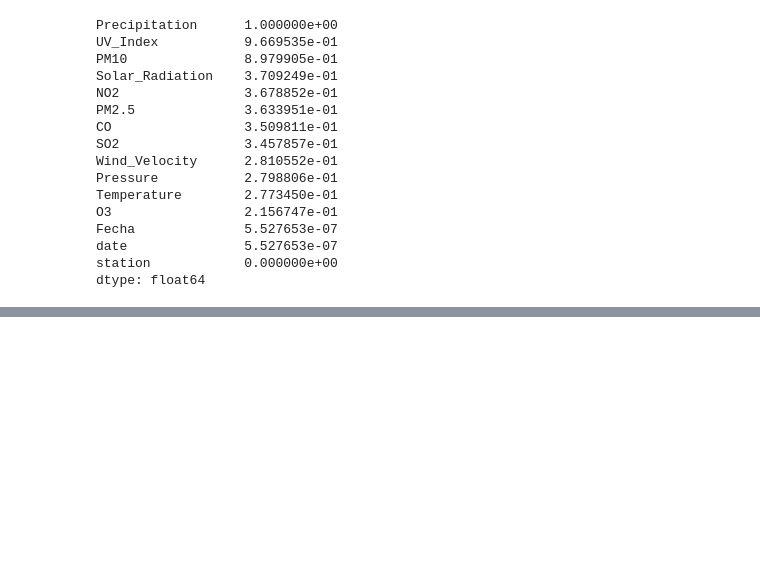
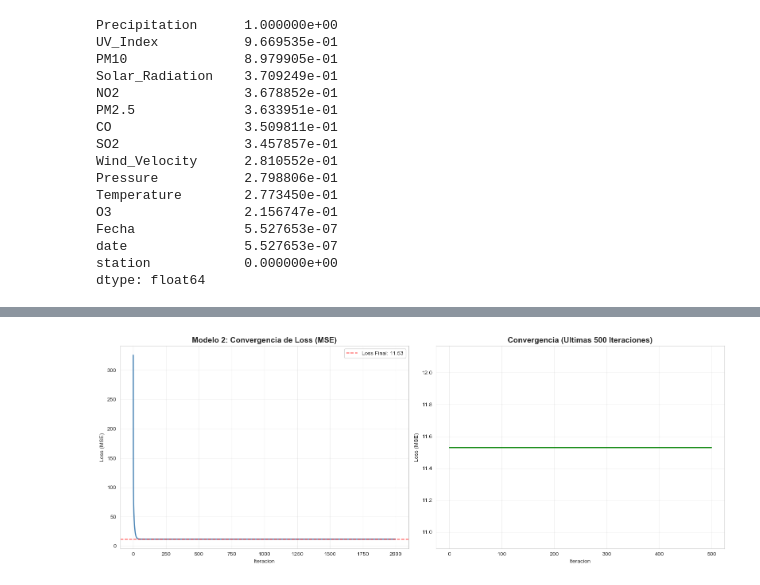
Before and after one commit to MateoJaramillo26/Progreso-3, a Jupyter notebook: ProyectoProgreso3.ipynb, the cells around one changed output, grey strips where cells are left out. Saved outputs shown, nothing was run; the diff lists cells and outputs as text; code cells hidden in the pictures; blank space fills up the shorter version.

Commit message:
features(modelo2): Numerical Solution with Gradient Descent

```diff
--- a/ProyectoProgreso3.ipynb
+++ b/ProyectoProgreso3.ipynb
@@ -803,0 +1061,32 @@ PROXIMOS PASOS:
+# %%
+# MODELO 2 - PASO 5: Visualizacion de Convergencia (Loss Evolution)
+log.info("Generando visualizacion: Evolucion del Loss durante Gradient Descent...")
+
+fig, (ax1, ax2) = plt.subplots(1, 2, figsize=(16, 6))
+
+# Plot 1: Loss completo
+ax1.plot(model_gd.loss_history, linewidth=2, color='steelblue')
+ax1.set_title('Modelo 2: Convergencia de Loss (MSE)', fontsize=14, fontweight='bold')
+ax1.set_xlabel('Iteracion')
+ax1.set_ylabel('Loss (MSE)')
+ax1.grid(True, alpha=0.3)
+ax1.axhline(model_gd.loss_history[-1], color='red', linestyle='--',
+            label=f'Loss Final: {model_gd.loss_history[-1]:.2f}', alpha=0.7)
+ax1.legend()
+
+# Plot 2: Loss ultimas 500 iteraciones (zoom)
+ax2.plot(model_gd.loss_history[-500:], linewidth=2, color='green')
+ax2.set_title('Convergencia (Ultimas 500 Iteraciones)', fontsize=14, fontweight='bold')
+ax2.set_xlabel('Iteracion')
+ax2.set_ylabel('Loss (MSE)')
+ax2.grid(True, alpha=0.3)
+
+plt.tight_layout()
+plt.savefig('model2_loss_convergence.png', dpi=150)
+plt.show()
+
+log.info("Guardado: model2_loss_convergence.png")
+log.info(f"Loss inicial: {model_gd.loss_history[0]:.2f}")
+log.info(f"Loss final:   {model_gd.loss_history[-1]:.2f}")
+log.info(f"Reduccion:    {(1 - model_gd.loss_history[-1]/model_gd.loss_history[0])*100:.2f}%")
+# %% [output]
@@ -803,0 +1095 @@ PROXIMOS PASOS:
+[figure, added]
```
Also changed, not shown: parts of 36 cells of this notebook, 15 other files.
